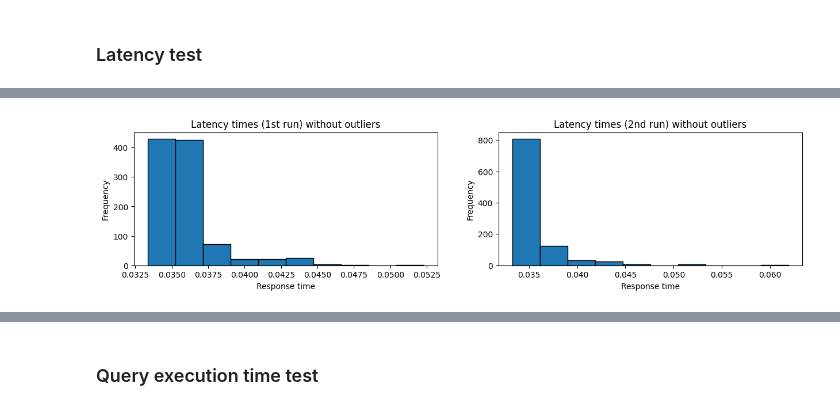
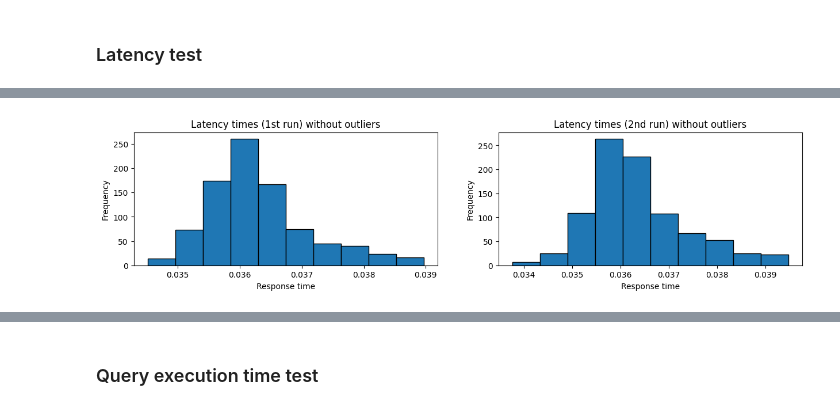
Before and after one commit to Matiar15/ODZD, a Jupyter notebook: src/tests.ipynb, the cells around one changed output, grey strips where cells are left out. Drawn from its saved outputs; the diff is of its cells as text; code cells hidden in the pictures.

```diff
--- a/src/tests.ipynb
+++ b/src/tests.ipynb
@@ -85,17 +87,17 @@ Average time: 0.035094 sec
 # %%
 fig, axes = plt.subplots(1, 2, figsize=(15, 3))
-axes[0].hist(each_run_latency_1, bins=10, edgecolor="black")
+axes[0].hist(filtered_each_run_latency_1, bins=10, edgecolor="black")
 axes[0].set_title("Latency times (1st run) without outliers")
 axes[0].set_xlabel("Response time")
 axes[0].set_ylabel("Frequency")
 
-axes[1].hist(each_run_latency_2, bins=10, edgecolor="black")
+axes[1].hist(filtered_each_run_latency_2, bins=10, edgecolor="black")
 axes[1].set_title("Latency times (2nd run) without outliers")
 axes[1].set_xlabel("Response time")
 axes[1].set_ylabel("Frequency")
 plt.show()
 # %% [output]
-[figure, old version]
+[figure, new version]
 # %%
 is_statistically_significant(
     first_data=filtered_each_run_latency_1, second_data=filtered_each_run_latency_2
```
Also changed, not shown: parts of 23 cells of this notebook.
